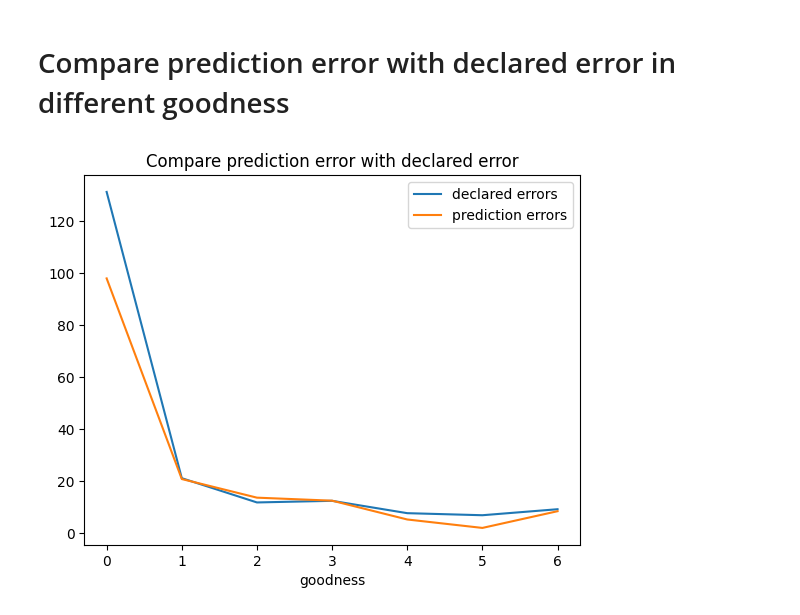
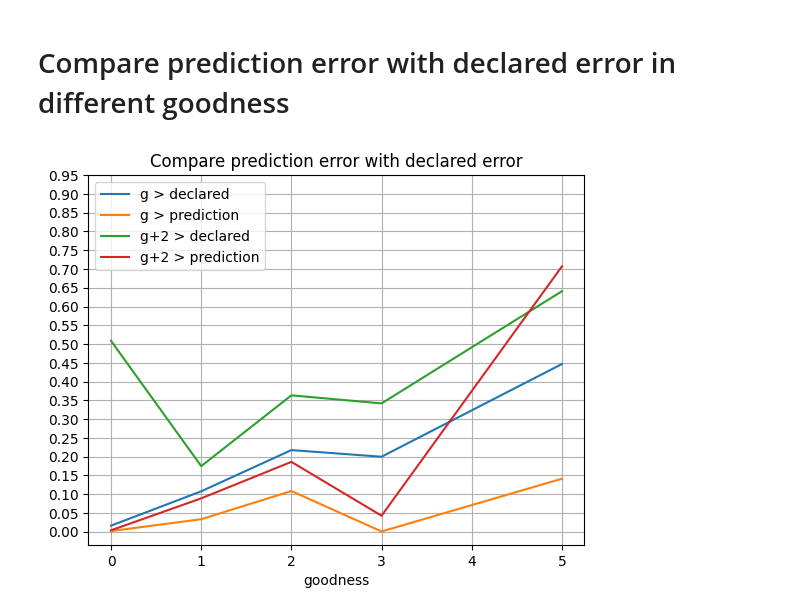
Before and after one commit to SHSMJ200/Bargh_ML, a Jupyter notebook: src/models/jupyter_files/compare_with_declared.ipynb, the cells around one changed output. Cells and saved outputs as stored; diff of their text form; code cells hidden in the pictures.

```diff
--- a/src/models/jupyter_files/compare_with_declared.ipynb
+++ b/src/models/jupyter_files/compare_with_declared.ipynb
@@ -19,27 +19,44 @@ import matplotlib.pyplot as plt
 csv_read_path = os.path.join(project_root, "data", "processed", "with_prediction.csv")
 df = pd.read_csv(csv_read_path, encoding='utf-8')
 df.dropna(subset=["generation", "prediction", "declared"], inplace=True)
+# %%
+def percenatge_bigger(g,p):
+    n1 = np.count_nonzero((g>p).values)
+    return n1/len(g)
 # %%
-declared_errors, pred_errors, data_sizes = [], [], []
-all_goodness = np.arange(7)
+declared_errors1, pred_errors1, data_sizes = [], [], []
+declared_errors2, pred_errors2 = [], []
+
+all_goodness = [0,1,2,3,5]
 for goodness in all_goodness:
     df_selected = Data_selector(df).select_peaks(goodness=goodness)
     generation = df_selected["generation"]
     prediction = df_selected["prediction"]
     declared = df_selected["declared"]
 
-    pred_error = compute_relative_rmse(generation, prediction)
-    declared_error = compute_relative_rmse(generation, declared)
+    pred_error1 = percenatge_bigger(generation, prediction)
+    declared_error1 = percenatge_bigger(generation, declared)
 
-    pred_errors.append(pred_error)
-    declared_errors.append(declared_error)
+    pred_error2 = percenatge_bigger(generation+2, prediction)
+    declared_error2 = percenatge_bigger(generation+2, declared)
+
+    pred_errors1.append(pred_error1)
+    declared_errors1.append(declared_error1)
+
+    pred_errors2.append(pred_error2)
+    declared_errors2.append(declared_error2)
+
     data_sizes.append(len(generation))
 # %%
-plt.plot(all_goodness, declared_errors, label="declared errors")
-plt.plot(all_goodness, pred_errors, label="prediction errors")
+plt.plot(all_goodness, declared_errors1, label="g > declared")
+plt.plot(all_goodness, pred_errors1, label="g > prediction")
+plt.plot(all_goodness, declared_errors2, label="g+2 > declared")
+plt.plot(all_goodness, pred_errors2, label="g+2 > prediction")
 plt.title("Compare prediction error with declared error")
 plt.xlabel("goodness")
+plt.yticks(np.arange(0,1,0.05))
+plt.grid()
 plt.legend()
 plt.show()
 # %% [output]
-[figure, old version]
+[figure, new version]
```
Also changed, not shown: parts of 2 cells of this notebook, 43 other files.
